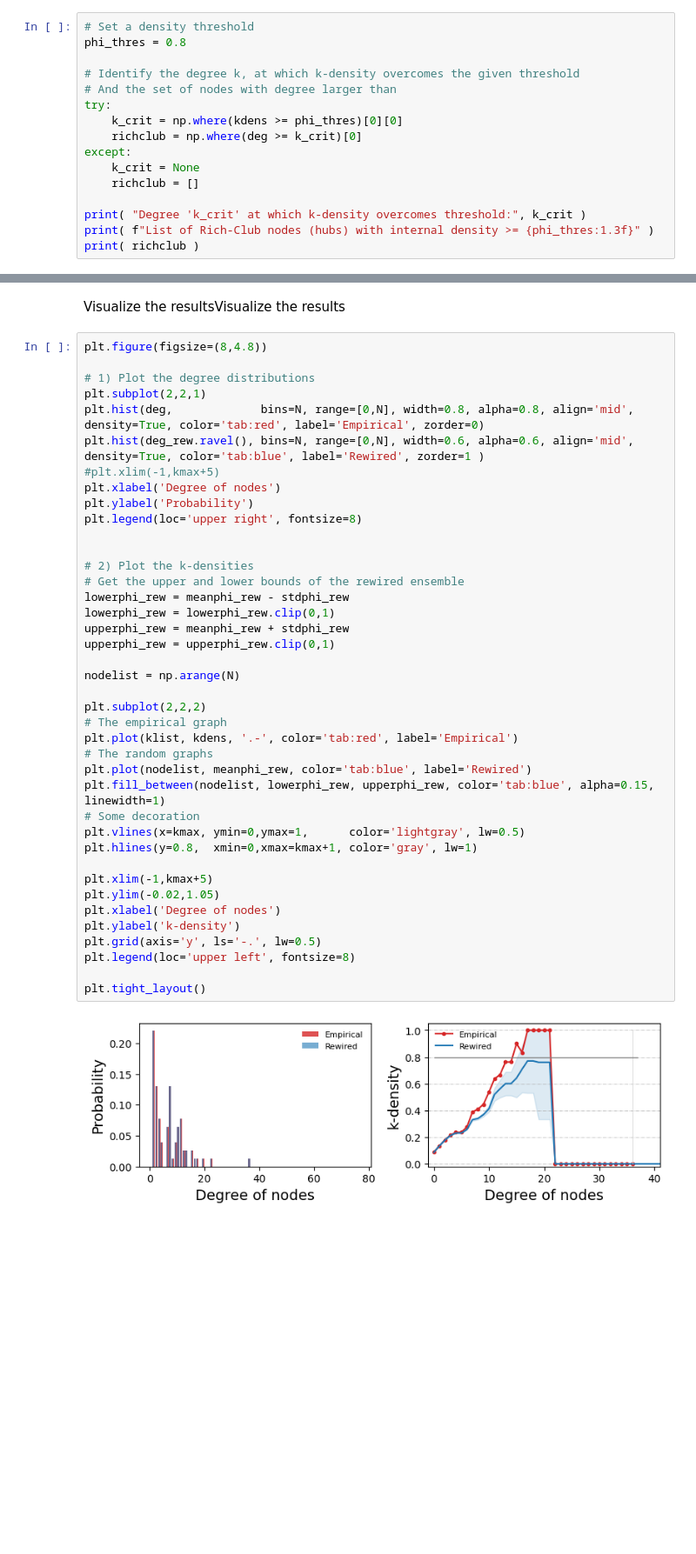
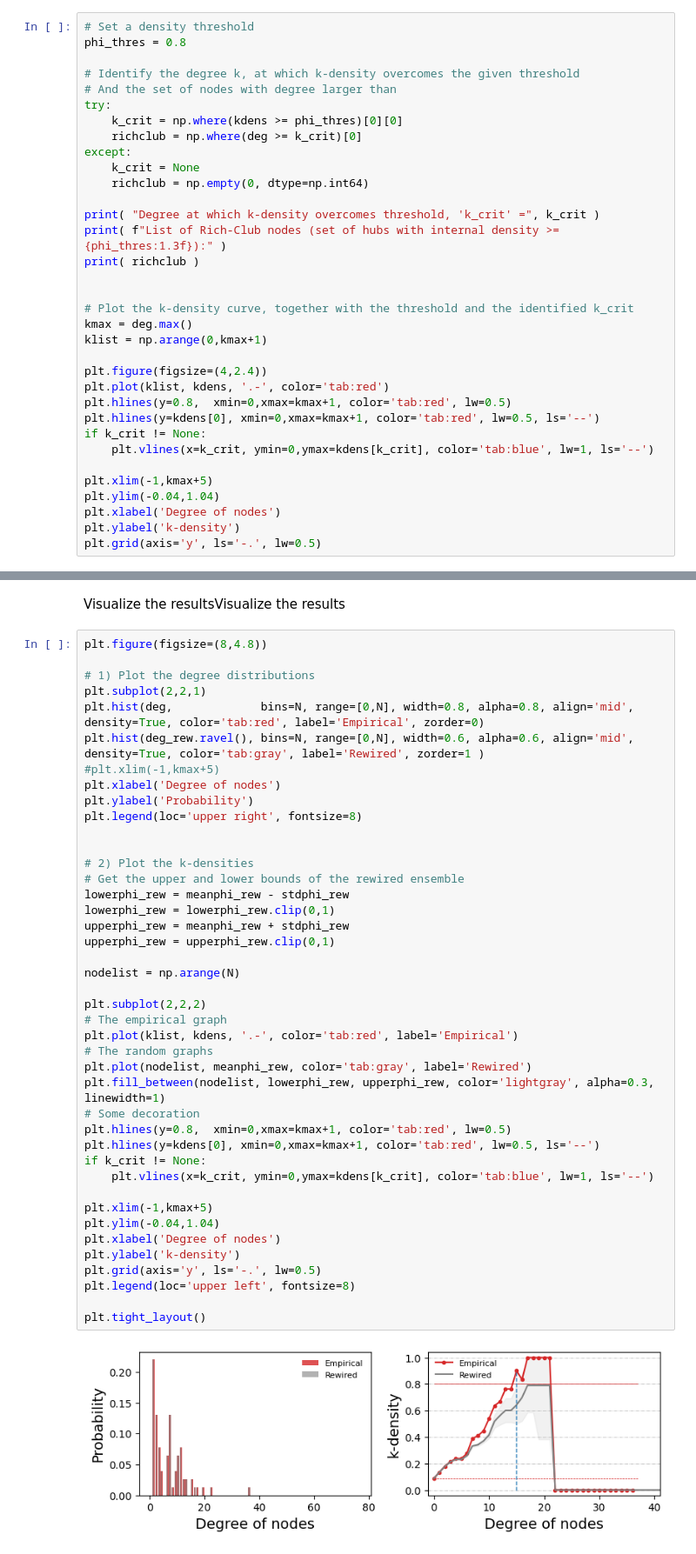
Before and after one commit to gorkazl/pyGAlib, a Jupyter notebook: Examples/RichClub_Undirected.ipynb, the cells around one changed output, grey strips where cells are left out. Shown at 87% size. Drawn from its saved outputs; the diff is of its cells as text; blank space fills up the shorter version.

```diff
--- a/Examples/RichClub_Undirected.ipynb
+++ b/Examples/RichClub_Undirected.ipynb
@@ -134,9 +144,27 @@ try:
     richclub = np.where(deg >= k_crit)[0]
 except:
     k_crit = None
-    richclub = []
+    richclub = np.empty(0, dtype=np.int64)
 
-print( "Degree 'k_crit' at which k-density overcomes threshold:", k_crit )
-print( f"List of Rich-Club nodes (hubs) with internal density >= {phi_thres:1.3f}" )
+print( "Degree at which k-density overcomes threshold, 'k_crit' =", k_crit )
+print( f"List of Rich-Club nodes (set of hubs with internal density >= {phi_thres:1.3f}):" )
 print( richclub )
+
+
+# Plot the k-density curve, together with the threshold and the identified k_crit
+kmax = deg.max()
+klist = np.arange(0,kmax+1)
+
+plt.figure(figsize=(4,2.4))
+plt.plot(klist, kdens, '.-', color='tab:red')
+plt.hlines(y=0.8,  xmin=0,xmax=kmax+1, color='tab:red', lw=0.5)
+plt.hlines(y=kdens[0], xmin=0,xmax=kmax+1, color='tab:red', lw=0.5, ls='--')
+if k_crit != None:
+    plt.vlines(x=k_crit, ymin=0,ymax=kdens[k_crit], color='tab:blue', lw=1, ls='--')
+
+plt.xlim(-1,kmax+5)
+plt.ylim(-0.04,1.04)
+plt.xlabel('Degree of nodes')
+plt.ylabel('k-density')
+plt.grid(axis='y', ls='-.', lw=0.5)
 # %% [output]
@@ -253,41 +285,43 @@ plt.figure(figsize=(8,4.8))
 # 1) Plot the degree distributions
 plt.subplot(2,2,1)
 plt.hist(deg,             bins=N, range=[0,N], width=0.8, alpha=0.8, align='mid', density=True, color='tab:red', label='Empirical', zorder=0)
-plt.hist(deg_rew.ravel(), bins=N, range=[0,N], width=0.6, alpha=0.6, align='mid', density=True, color='tab:blue', label='Rewired', zorder=1 )
+plt.hist(deg_rew.ravel(), bins=N, range=[0,N], width=0.6, alpha=0.6, align='mid', density=True, color='tab:gray', label='Rewired', zorder=1 )
 #plt.xlim(-1,kmax+5)
 plt.xlabel('Degree of nodes')
 plt.ylabel('Probability')
 plt.legend(loc='upper right', fontsize=8)
 
 
 # 2) Plot the k-densities
 # Get the upper and lower bounds of the rewired ensemble
 lowerphi_rew = meanphi_rew - stdphi_rew
 lowerphi_rew = lowerphi_rew.clip(0,1)
 upperphi_rew = meanphi_rew + stdphi_rew
 upperphi_rew = upperphi_rew.clip(0,1)
 
 nodelist = np.arange(N)
 
 plt.subplot(2,2,2)
 # The empirical graph
 plt.plot(klist, kdens, '.-', color='tab:red', label='Empirical')
 # The random graphs
-plt.plot(nodelist, meanphi_rew, color='tab:blue', label='Rewired')
-plt.fill_between(nodelist, lowerphi_rew, upperphi_rew, color='tab:blue', alpha=0.15, linewidth=1)
+plt.plot(nodelist, meanphi_rew, color='tab:gray', label='Rewired')
+plt.fill_between(nodelist, lowerphi_rew, upperphi_rew, color='lightgray', alpha=0.3, linewidth=1)
 # Some decoration
-plt.vlines(x=kmax, ymin=0,ymax=1,      color='lightgray', lw=0.5)
-plt.hlines(y=0.8,  xmin=0,xmax=kmax+1, color='gray', lw=1)
+plt.hlines(y=0.8,  xmin=0,xmax=kmax+1, color='tab:red', lw=0.5)
+plt.hlines(y=kdens[0], xmin=0,xmax=kmax+1, color='tab:red', lw=0.5, ls='--')
+if k_crit != None:
+    plt.vlines(x=k_crit, ymin=0,ymax=kdens[k_crit], color='tab:blue', lw=1, ls='--')
 
 plt.xlim(-1,kmax+5)
-plt.ylim(-0.02,1.05)
+plt.ylim(-0.04,1.04)
 plt.xlabel('Degree of nodes')
 plt.ylabel('k-density')
 plt.grid(axis='y', ls='-.', lw=0.5)
 plt.legend(loc='upper left', fontsize=8)
 
 plt.tight_layout()
 # %% [output]
-[figure, old version]
+[figure, new version]
 # %% [markdown]
 The degree distribution of the rewired graphs (blue data) is the same as that of the empirical one, since the randomization process conserves the degree of every node. Thus, they contain hubs if the original graph has them. The behaviour of k-density of the rewired networks $\Phi_{rew}(k)$ tends to follow rather close the one of the empirical graphs, as the surrogates have the same degree sequence, although its growth tends to lie below, notably at the end of the iterative process, for the subgraphs formed by the largest connected nodes. In a random configurations the probability of two nodes to connect is proportional to their degrees ($p(i,i) \propto k_i * k_j$) and thus the hubs have a larger random chance of connecting with each other. In empirical graphs with a rich-club, their connection probability (density) is usually even higher than this random chance.
```
Also changed, not shown: parts of 14 cells of this notebook.
